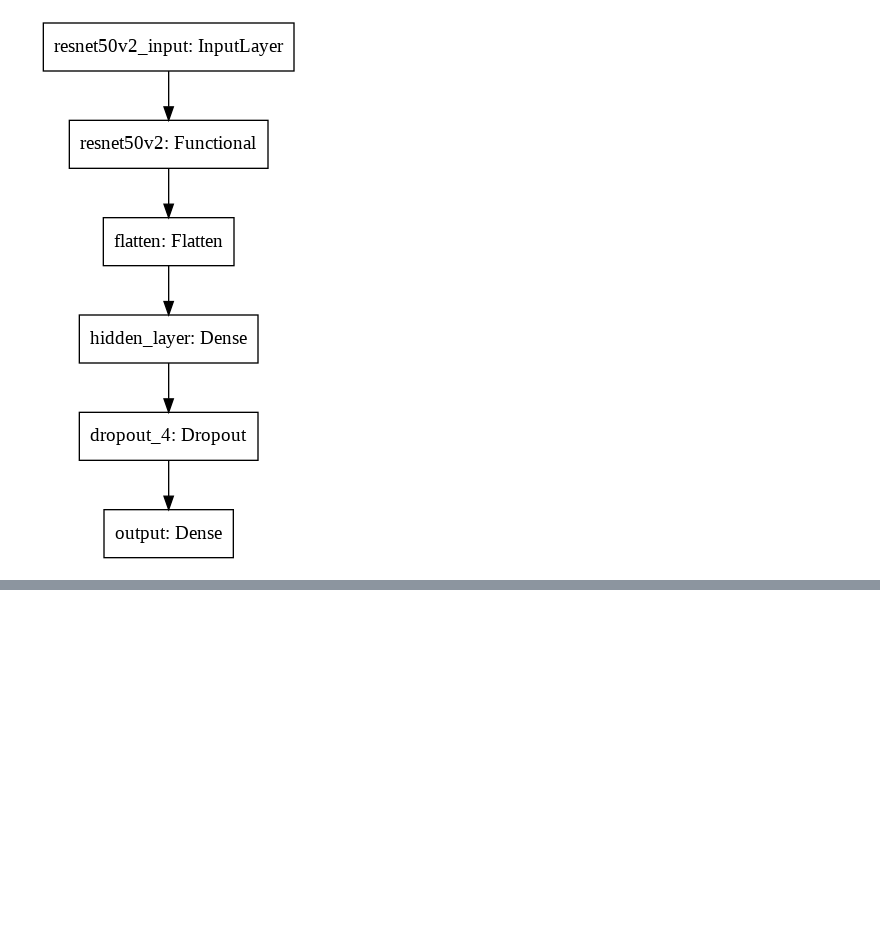
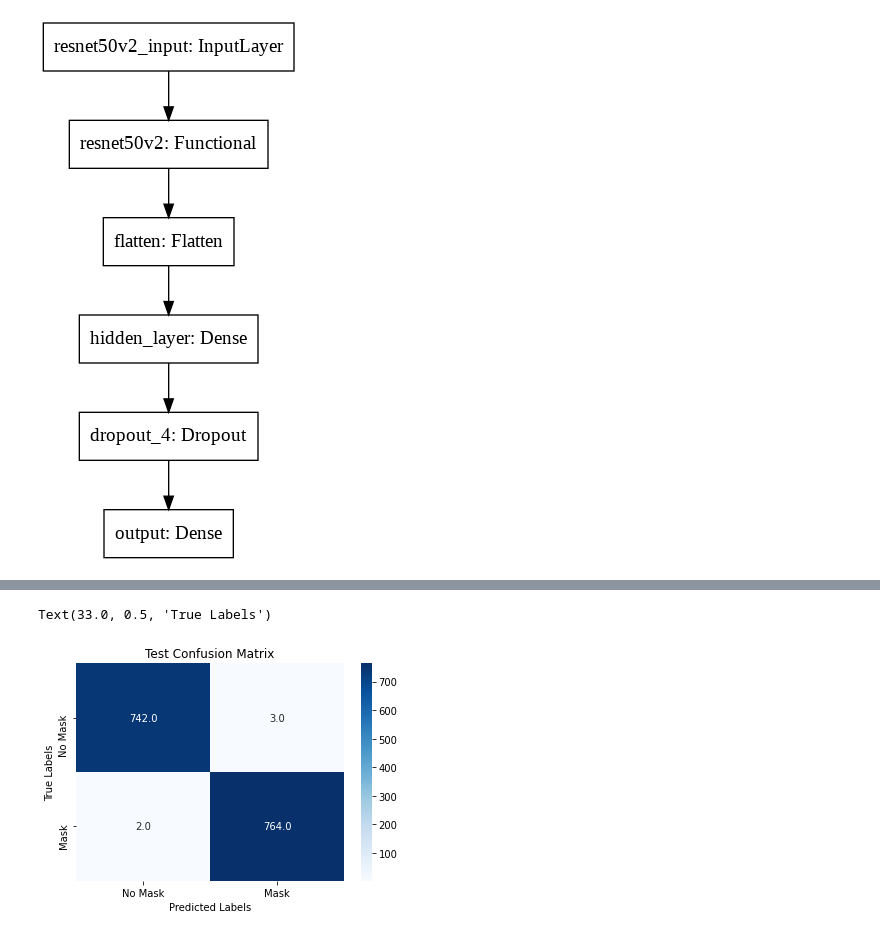
Before and after one commit to hilalvarlik/FaceMaskDetection, a Jupyter notebook: train.ipynb, the cells around one changed output, grey strips where cells are left out. Cells and saved outputs as stored; diff of their text form; code cells hidden in the pictures; blank space fills up the shorter version.

```diff
--- a/train.ipynb
+++ b/train.ipynb
@@ -138,0 +159,2 @@ model.save_weights('/content/drive/MyDrive/deeplearningproject/ResNetModel.h5')
+# %%
+model.load_weights('/content/drive/MyDrive/deeplearningproject/ResNet/ResNetModel3.h5')
@@ -138,0 +178,15 @@ model.save_weights('/content/drive/MyDrive/deeplearningproject/ResNetModel.h5')
+# %%
+from sklearn.metrics import classification_report,confusion_matrix
+
+import seaborn as sn
+
+predictions = model.predict(testX)
+cm2 = confusion_matrix(testY.argmax(axis=1), predictions.argmax(axis=1))
+
+sn.heatmap(cm2,annot=True,fmt = '.1f',xticklabels=['No Mask','Mask'],yticklabels=['No Mask','Mask'],cmap = 'Blues')
+plt.title('Test Confusion Matrix')
+plt.xlabel('Predicted Labels')
+plt.ylabel('True Labels')
+# %% [output]
+Text(33.0, 0.5, 'True Labels')
+[figure, added]
```
Also changed, not shown: parts of 9 cells of this notebook.
